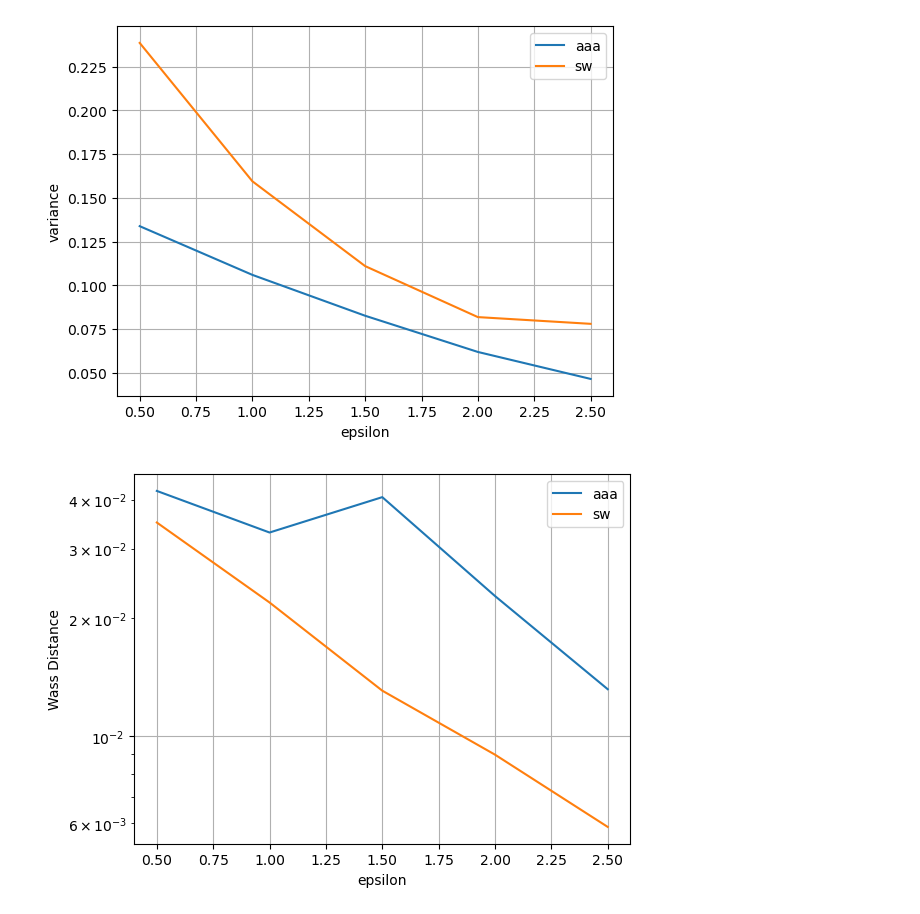
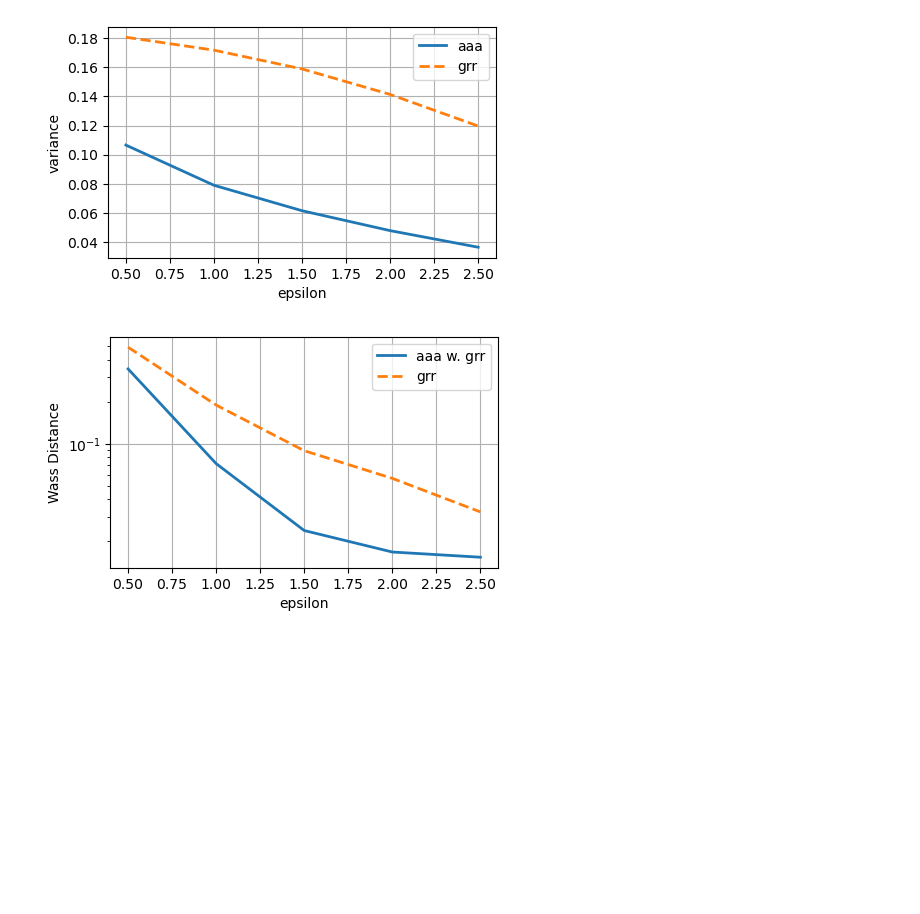
Before and after one commit to FredericW/OptimalFreqEstimatePy, a Jupyter notebook: OptimalFreqEst_3_Plots.ipynb, the cells around one changed output. Drawn from its saved outputs; the diff is of its cells as text; code cells hidden in the pictures; blank space fills up the shorter version.

```diff
--- a/OptimalFreqEst_3_Plots.ipynb
+++ b/OptimalFreqEst_3_Plots.ipynb
@@ -2,38 +2,45 @@
 import matplotlib.pyplot as plt
 import numpy as np
 import pandas as pd
 
 # set key parameters
 d = 20
 dist_type = "exp"
-est_type = "sw"
+est_type = "grr"
 
 filename = 'data/results_%s_%s_%d' %(est_type,dist_type,d)
 temp = pd.read_csv(filename)
 eps_grid = np.asarray(temp['eps_grid'])
 
 aaa_dist = np.asarray(temp['aaa_dist'])
 est_dist = np.asarray(temp['%s_dist'%(est_type)])
 
 aaa_var = np.asarray(temp['aaa_var'])
 est_var = np.asarray(temp['%s_var' %(est_type)])
 
-
-plt.plot(eps_grid,aaa_var,label = 'aaa')
-plt.plot(eps_grid, est_var,label = est_type)
+plt.figure(figsize=(5,3))
+plt.plot(eps_grid,aaa_var,label = 'aaa',
+         linewidth='2.0')
+plt.plot(eps_grid, est_var,label = est_type,
+         linewidth='2.0',
+         linestyle='dashed')
 plt.xlabel('epsilon')
 plt.ylabel('variance')
 plt.legend()
 plt.grid()
 plt.show()
 
-plt.semilogy(eps_grid,aaa_dist,label = 'aaa w. %s'%(est_type))
-plt.semilogy(eps_grid, est_dist,label = est_type)
+plt.figure(figsize=(5,3))
+plt.semilogy(eps_grid,aaa_dist,label = 'aaa w. %s'%(est_type),
+         linewidth='2.0')
+plt.semilogy(eps_grid, est_dist,label = est_type,
+         linewidth='2.0',
+         linestyle='dashed')
 plt.xlabel('epsilon')
 plt.ylabel('Wass Distance')
 plt.legend()
 plt.grid()
 plt.show()
 # %% [output]
-[figure, old version]
+[figure, new version]
-[figure, old version]
+[figure, new version]
```
Also changed, not shown: 24 other files.
